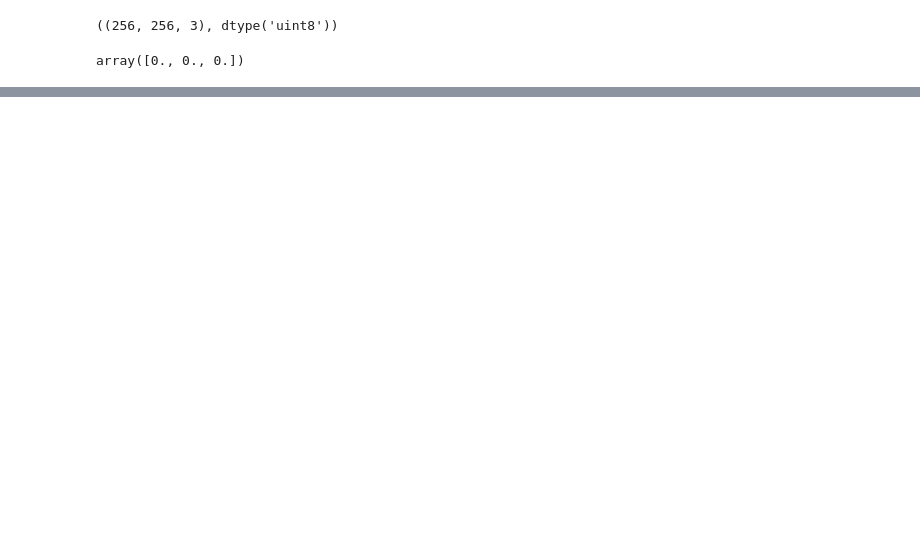
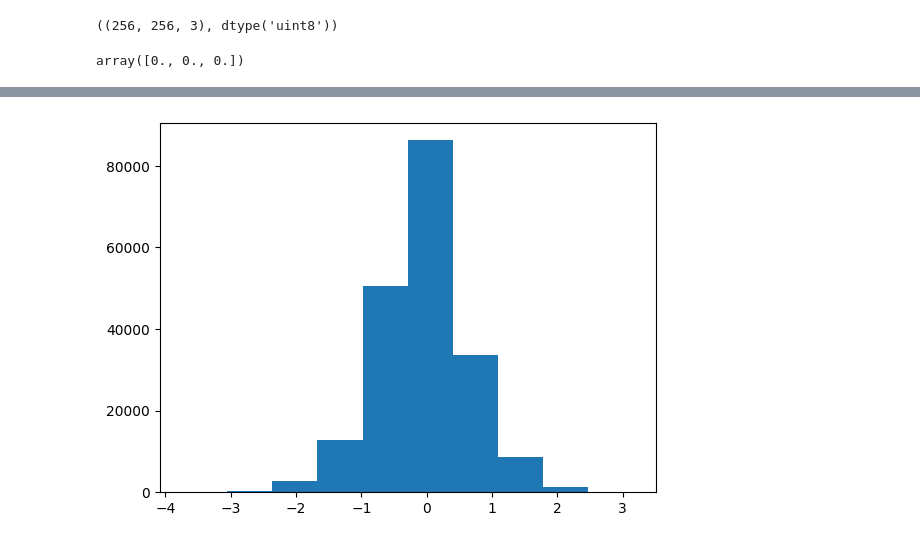
Before and after one commit to teaching-FEEC/dgm-2024.2, a Jupyter notebook: projetos/Semantic-Compression/semantic-compression/notebook/teste_gato.ipynb, the cells around one changed output, grey strips where cells are left out. Saved outputs shown, nothing was run; the diff lists cells and outputs as text; code cells hidden in the pictures; blank space fills up the shorter version.

```diff
--- a/projetos/Semantic-Compression/semantic-compression/notebook/teste_gato.ipynb
+++ b/projetos/Semantic-Compression/semantic-compression/notebook/teste_gato.ipynb
@@ -131,0 +239,3 @@ ValueError: Inputs have incompatible shapes. Received shapes (16, 16, 128) and (
+# %%
+# generator = build_generator((32,32,2))
+generator = Generator(filters=128, n_blocks=5)
@@ -131,0 +251,6 @@ ValueError: Inputs have incompatible shapes. Received shapes (16, 16, 128) and (
+# %%
+x_hat = generator(w_hat).numpy()
+# %%
+plt.hist(x_hat[0].ravel());
+# %% [output]
+[figure, added]
```
Also changed, not shown: parts of 49 cells of this notebook.
